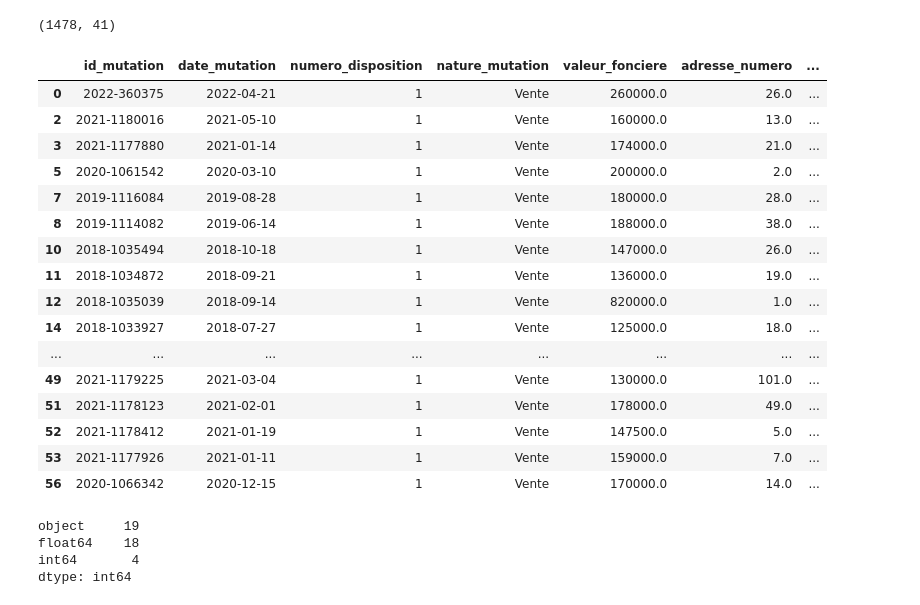
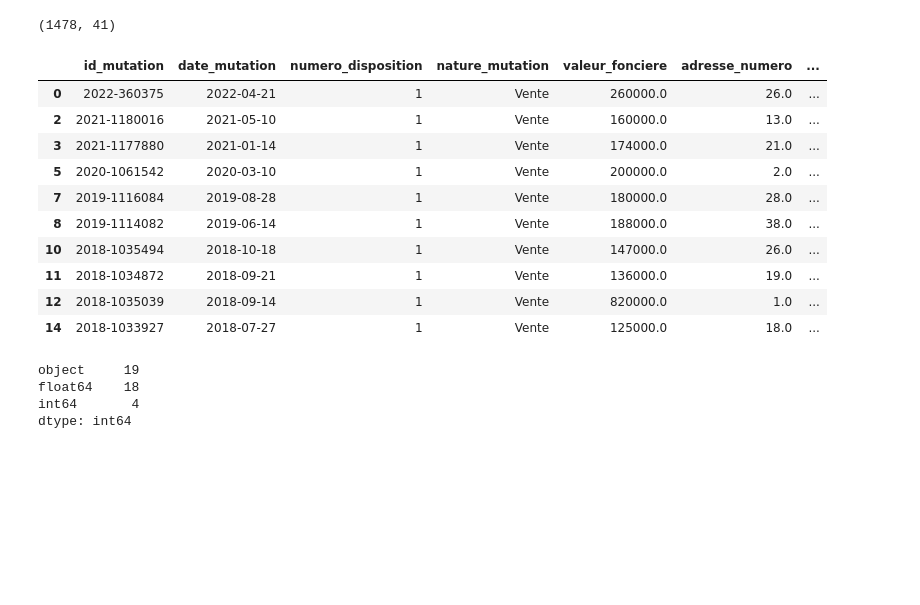
Before and after one commit to SamuelDeliens/Home, a Jupyter notebook: Apprentissage/projet.ipynb, the cells around one changed output. Cells and saved outputs as stored; diff of their text form; code cells hidden in the pictures; blank space fills up the shorter version.

```diff
--- a/Apprentissage/projet.ipynb
+++ b/Apprentissage/projet.ipynb
@@ -86,25 +93,19 @@ data.shape
 #on replace les valeur qui valent None par nan
 data=data.replace(to_replace='None', value=np.nan)
 # %%
-data.head(50)
+data.head(10)
 # %% [output]
 |  | id_mutation | date_mutation | numero_disposition | nature_mutation | valeur_fonciere | adresse_numero | ... |
 | 0 | 2022-360375 | 2022-04-21 | 1 | Vente | 260000.0 | 26.0 | ... |
 | 2 | 2021-1180016 | 2021-05-10 | 1 | Vente | 160000.0 | 13.0 | ... |
 | 3 | 2021-1177880 | 2021-01-14 | 1 | Vente | 174000.0 | 21.0 | ... |
 | 5 | 2020-1061542 | 2020-03-10 | 1 | Vente | 200000.0 | 2.0 | ... |
 | 7 | 2019-1116084 | 2019-08-28 | 1 | Vente | 180000.0 | 28.0 | ... |
 | 8 | 2019-1114082 | 2019-06-14 | 1 | Vente | 188000.0 | 38.0 | ... |
 | 10 | 2018-1035494 | 2018-10-18 | 1 | Vente | 147000.0 | 26.0 | ... |
 | 11 | 2018-1034872 | 2018-09-21 | 1 | Vente | 136000.0 | 19.0 | ... |
 | 12 | 2018-1035039 | 2018-09-14 | 1 | Vente | 820000.0 | 1.0 | ... |
 | 14 | 2018-1033927 | 2018-07-27 | 1 | Vente | 125000.0 | 18.0 | ... |
-| ... | ... | ... | ... | ... | ... | ... | ... |
-| 49 | 2021-1179225 | 2021-03-04 | 1 | Vente | 130000.0 | 101.0 | ... |
-| 51 | 2021-1178123 | 2021-02-01 | 1 | Vente | 178000.0 | 49.0 | ... |
-| 52 | 2021-1178412 | 2021-01-19 | 1 | Vente | 147500.0 | 5.0 | ... |
-| 53 | 2021-1177926 | 2021-01-11 | 1 | Vente | 159000.0 | 7.0 | ... |
-| 56 | 2020-1066342 | 2020-12-15 | 1 | Vente | 170000.0 | 14.0 | ... |
 # %%
 #on compte le nombre des types de valeurs
 data.dtypes.value_counts()
```
Also changed, not shown: parts of 70 cells of this notebook.
